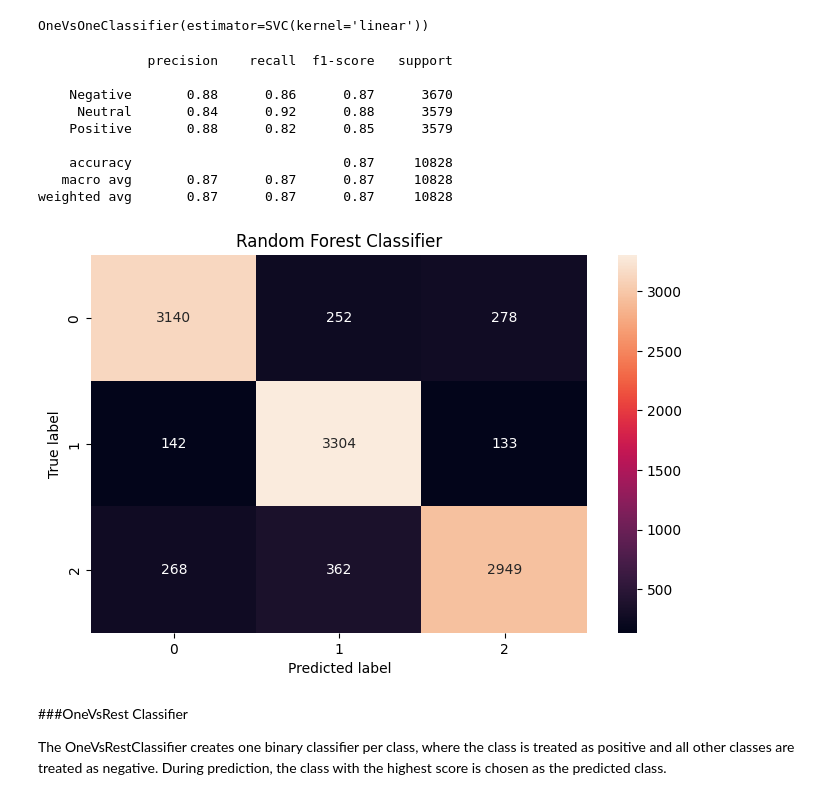
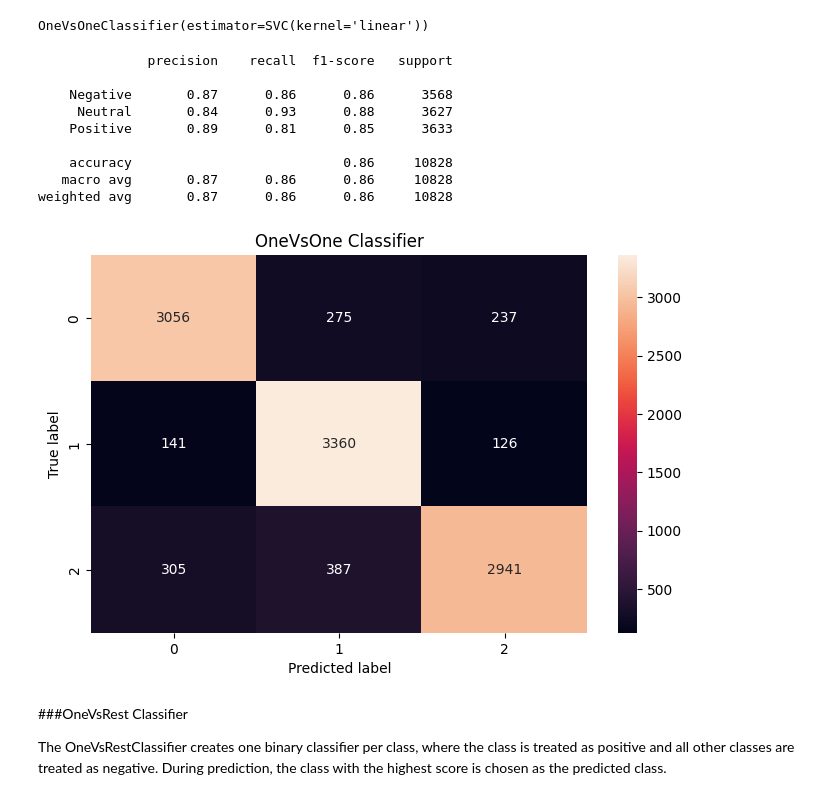
Before and after one commit to yashpatil454/Coronavirus-Tweet-Sentiment-Analysis, a Jupyter notebook: Coronavirus_Tweet_Sentiment_Analysis.ipynb, the cells around one changed output. Cells and saved outputs as stored; diff of their text form; code cells hidden in the pictures.

```diff
--- a/Coronavirus_Tweet_Sentiment_Analysis.ipynb
+++ b/Coronavirus_Tweet_Sentiment_Analysis.ipynb
@@ -296,3 +292,6 @@ Observation: Here we can see countries and states all in the location feature so
 df.drop(columns ='Location', inplace = True)
 # %% [markdown]
 Observation: There were almost approx. 9000 observations that consisted of Null values in the location feature so dropping the feature as it is not serving any major role in sentiment anlysis. But visualizing it gave us an intimation from which locations the tweets were originated.
+# %%
+STOPWORDS = stopwords.words('english')
+stopwords = set(STOPWORDS)
@@ -332,7 +433,7 @@ print(sentences)
 # function to remove stop words
 def remove_stopwords(text):
     # removing the stop words and lowercasing the selected words
-    text = [word.lower() for word in text.split() if word.lower() not in sentences]
+    text = [word.lower() for word in text.split() if word.lower() not in stopwords]
     # joining the list of words with space separator
     return " ".join(text)
 # %%
@@ -535,18 +631,18 @@ ovoclf.fit(X_train, y_train)
 OneVsOneClassifier(estimator=SVC(kernel='linear'))
 # %%
 #Passing the model for evaluation
-onevone_clf = model_eval(ovoclf, 'Random Forest Classifier')
+onevone_clf = model_eval(ovoclf, 'OneVsOne Classifier')
 # %% [output]
               precision    recall  f1-score   support
 
-    Negative       0.88      0.86      0.87      3670
-     Neutral       0.84      0.92      0.88      3579
-    Positive       0.88      0.82      0.85      3579
+    Negative       0.87      0.86      0.86      3568
+     Neutral       0.84      0.93      0.88      3627
+    Positive       0.89      0.81      0.85      3633
 
-    accuracy                           0.87     10828
-   macro avg       0.87      0.87      0.87     10828
-weighted avg       0.87      0.87      0.87     10828
+    accuracy                           0.86     10828
+   macro avg       0.87      0.86      0.86     10828
+weighted avg       0.87      0.86      0.86     10828
-[figure, old version]
+[figure, new version]
 # %%
 # Append the results to the comparison dataframe
 comparison_df = comparison_df.append({'Model_Name': 'OneVsOne Classifier ', 'Accuracy': onevone_clf['accuracy']}, ignore_index=True)
```
Also changed, not shown: parts of 29 cells of this notebook.
